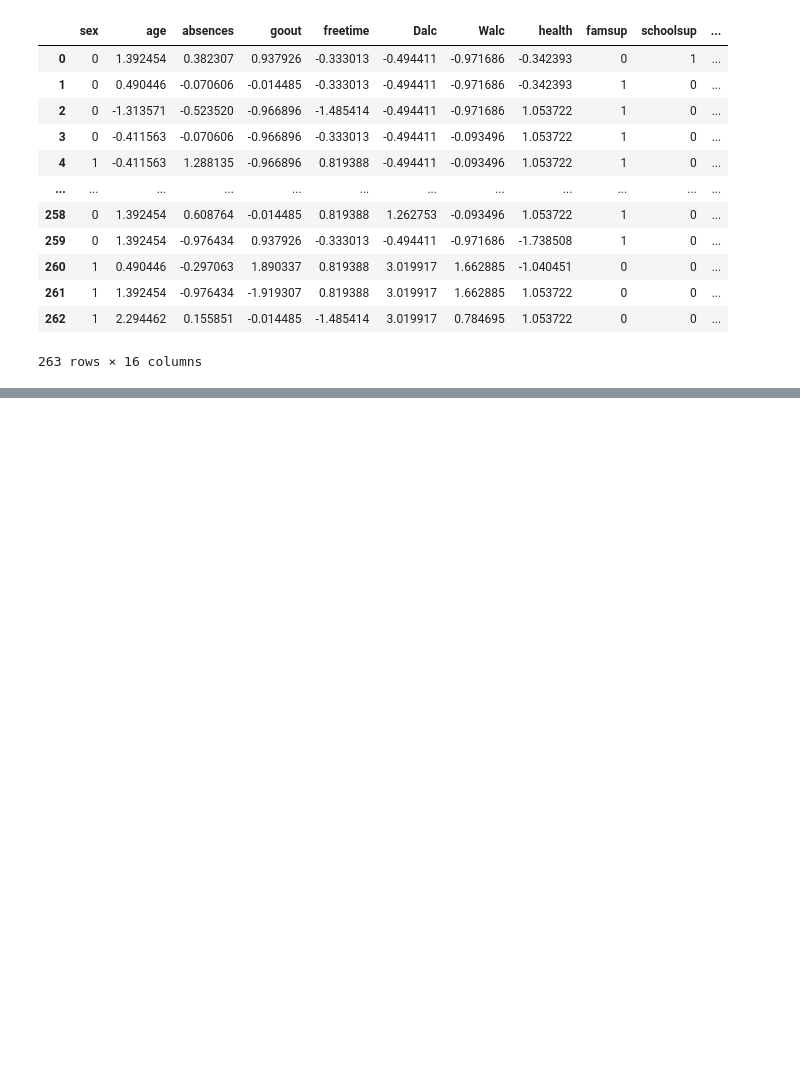
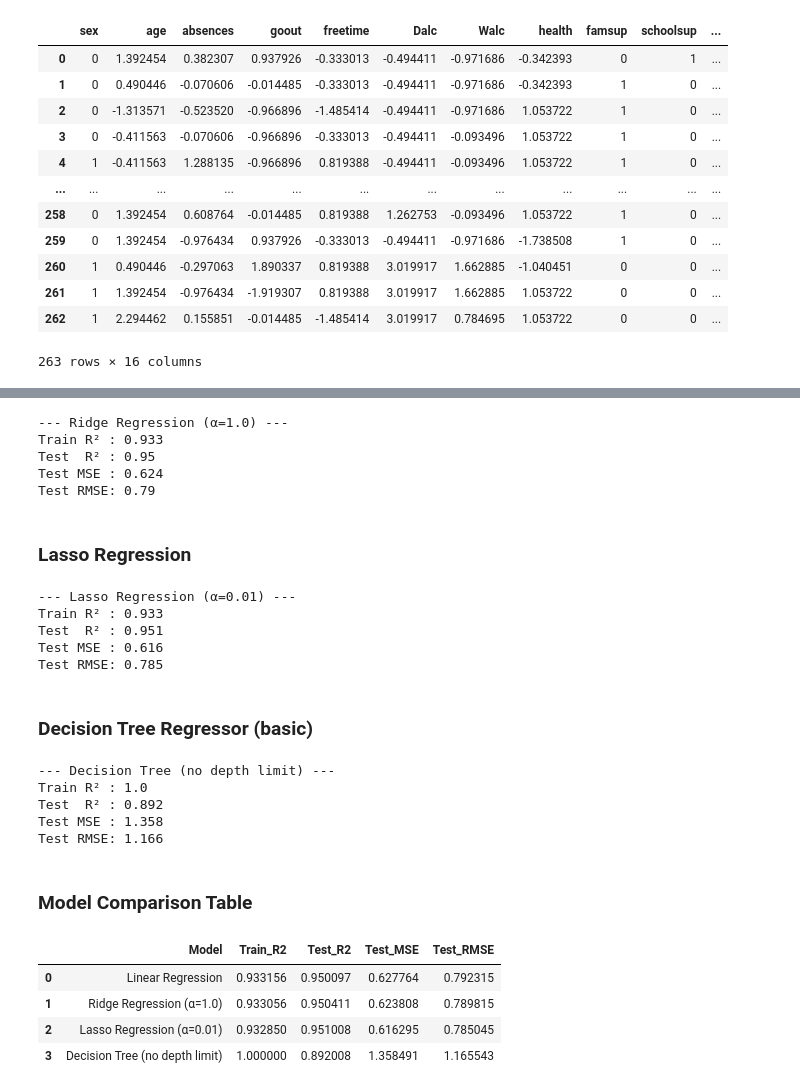
Before and after one commit to dileepamalshan1/student-academic-performance-analysis, a Jupyter notebook: notebooks/real_world_analytics.ipynb, the cells around one changed output, grey strips where cells are left out. Cells and saved outputs as stored; diff of their text form; code cells hidden in the pictures; blank space fills up the shorter version.

```diff
--- a/notebooks/real_world_analytics.ipynb
+++ b/notebooks/real_world_analytics.ipynb
@@ -295,0 +331,27 @@ df
+# %%
+results = []
+
+def evaluate_model(name, model, X_train, y_train, X_test, y_test):
+    y_train_pred = model.predict(X_train)
+    y_test_pred = model.predict(X_test)
+
+    train_r2 = r2_score(y_train, y_train_pred)
+    test_r2  = r2_score(y_test,  y_test_pred)
+
+    test_mse  = mean_squared_error(y_test, y_test_pred)
+    test_rmse = np.sqrt(test_mse)
+
+    print(f"--- {name} ---")
+    print("Train R² :", round(train_r2, 3))
+    print("Test  R² :", round(test_r2, 3))
+    print("Test MSE :", round(test_mse, 3))
+    print("Test RMSE:", round(test_rmse, 3))
+    print()
+
+    results.append({
+        "Model": name,
+        "Train_R2": train_r2,
+        "Test_R2": test_r2,
+        "Test_MSE": test_mse,
+        "Test_RMSE": test_rmse
+    })
@@ -295,0 +375,48 @@ df
+# %%
+ridge = Ridge(alpha=1.0, random_state=42)
+ridge.fit(X_train, y_train)
+
+evaluate_model("Ridge Regression (α=1.0)", ridge, X_train, y_train, X_test, y_test)
+# %% [output]
+--- Ridge Regression (α=1.0) ---
+Train R² : 0.933
+Test  R² : 0.95
+Test MSE : 0.624
+Test RMSE: 0.79
+# %% [markdown]
+### **Lasso Regression**
+# %%
+lasso = Lasso(alpha=0.01, random_state=42)
+lasso.fit(X_train, y_train)
+
+evaluate_model("Lasso Regression (α=0.01)", lasso, X_train, y_train, X_test, y_test)
+# %% [output]
+--- Lasso Regression (α=0.01) ---
+Train R² : 0.933
+Test  R² : 0.951
+Test MSE : 0.616
+Test RMSE: 0.785
+# %% [markdown]
+### **Decision Tree Regressor (basic)**
+# %%
+dt = DecisionTreeRegressor(random_state=42)
+dt.fit(X_train, y_train)
+
+evaluate_model("Decision Tree (no depth limit)", dt, X_train, y_train, X_test, y_test)
+# %% [output]
+--- Decision Tree (no depth limit) ---
+Train R² : 1.0
+Test  R² : 0.892
+Test MSE : 1.358
+Test RMSE: 1.166
+# %% [markdown]
+### **Model Comparison Table**
+# %%
+results_df = pd.DataFrame(results)
+results_df
+# %% [output]
+|  | Model | Train_R2 | Test_R2 | Test_MSE | Test_RMSE |
+| 0 | Linear Regression | 0.933156 | 0.950097 | 0.627764 | 0.792315 |
+| 1 | Ridge Regression (α=1.0) | 0.933056 | 0.950411 | 0.623808 | 0.789815 |
+| 2 | Lasso Regression (α=0.01) | 0.932850 | 0.951008 | 0.616295 | 0.785045 |
+| 3 | Decision Tree (no depth limit) | 1.000000 | 0.892008 | 1.358491 | 1.165543 |
```
Also changed, not shown: parts of 16 cells of this notebook.
